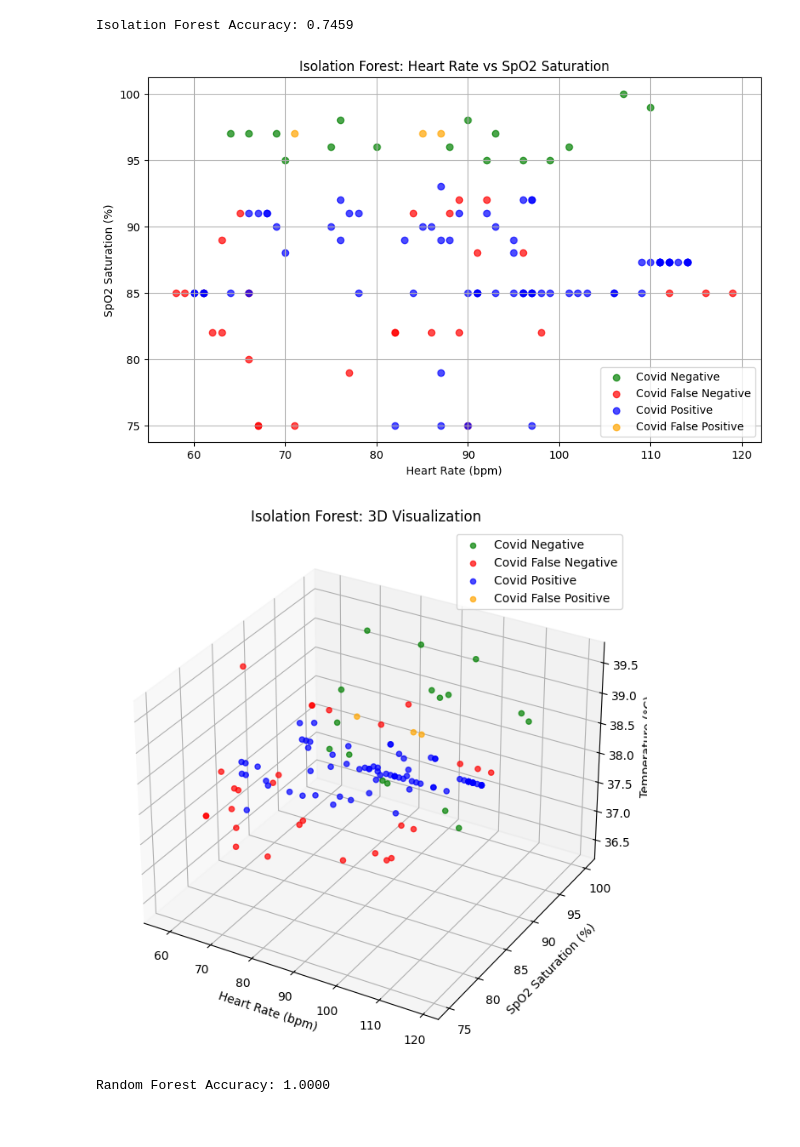
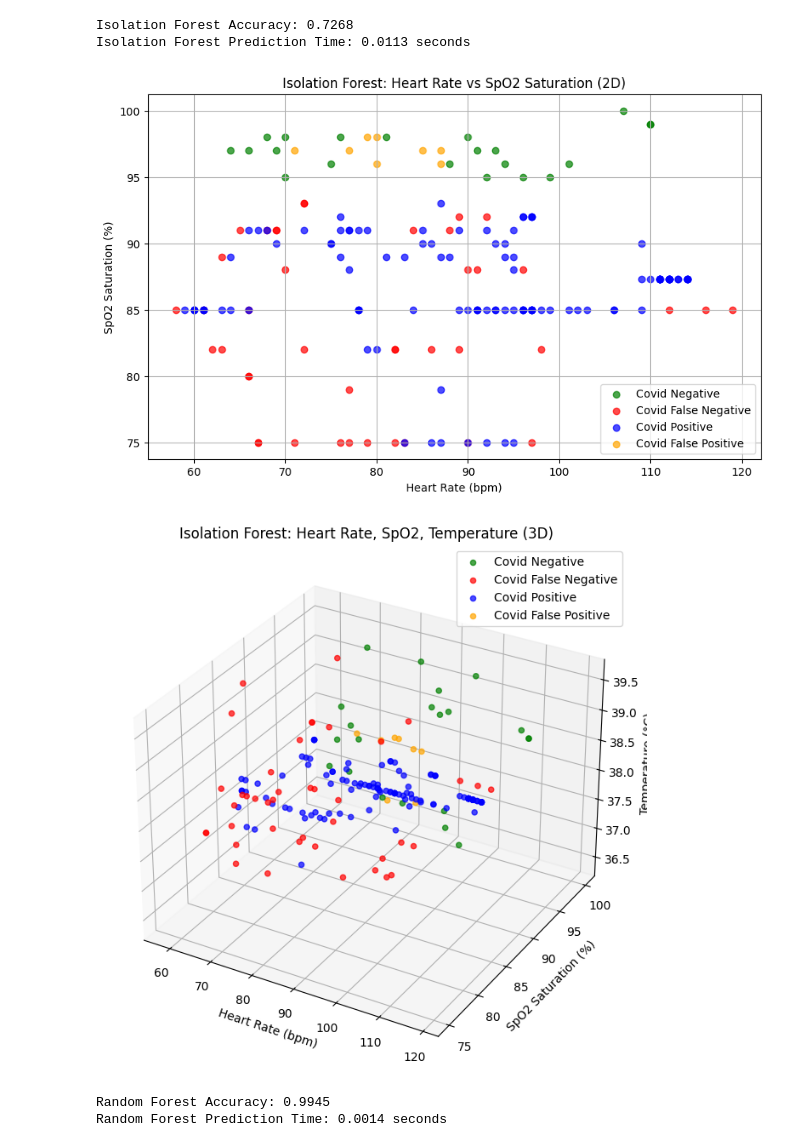
Before and after one commit to AdrianSmarda/Anomaly-Detection, a Jupyter notebook: Detection.ipynb, the cells around one changed output. Cells and saved outputs as stored; diff of their text form; code cells hidden in the pictures.

```diff
--- a/Detection.ipynb
+++ b/Detection.ipynb
@@ -9,12 +9,13 @@ import numpy as np
 from sklearn.ensemble import IsolationForest, RandomForestClassifier
 from sklearn.preprocessing import LabelEncoder
 from sklearn.model_selection import train_test_split
-from sklearn.metrics import confusion_matrix, accuracy_score
+from sklearn.metrics import confusion_matrix, accuracy_score, roc_auc_score
 import matplotlib.pyplot as plt
 from mpl_toolkits.mplot3d import Axes3D
+import os
+import time
 
-# Load data
-df = pd.read_csv(r"C:\Users\adria\Downloads\covid-19-26.csv")
+df = pd.read_csv("covid-19-26.csv")
 
 def classify_point(prediction, true_label):
     if prediction == -1 and true_label == 0:
@@ -26,7 +27,7 @@ def classify_point(prediction, true_label):
     elif prediction == 1 and true_label == 0:
         return 'Covid Positive'
 
-
+# Preprocessing
 df = df[(df['SpO2_saturation'] > 70) &
         (df['SpO2_saturation'] <= 100) &
         (df['temperature'] >= 35) &
@@ -40,28 +41,19 @@ df['Health_status_encoded'] = label_encoder.fit_transform(df['Health_status'])
 X = df[['heart_rate', 'SpO2_saturation', 'temperature']]
 y = df['Health_status_encoded']
 
-# Train-test split (80/20), same for both models
-X_train, X_test, y_train, y_test = train_test_split(X, y, test_size=0.2, random_state=1)
+# Train-test split (70/30)
+X_train, X_test, y_train, y_test = train_test_split(X, y, test_size=0.3, random_state=1)
 
-### Part 1: Isolation Forest ###
-# Train Isolation Forest on the training data
+# Isolation Forest
 isolation_clf = IsolationForest(contamination='auto', random_state=1)
 isolation_clf.fit(X_train, y_train)
 
-#df.loc[X_test] = len(df)
-
-# Predict anomalies (-1 for anomaly, 1 for normal)
-#df['anomaly'] = isolation_clf.predict(X_test)
 df_result = X_test.copy()
 df_result['anomaly'] = isolation_clf.predict(X_test)
 df_result['Health_status'] = y_test.copy()
-#print(len(X_test))
 
-# Map predictions (-1 anomaly as infected, 1 normal as non-infected)
-#df['isolation_predictions'] = (df['anomaly'] == -1).astype(int)
 df_result['isolation_predictions'] = (df_result['anomaly'] == -1).astype(int)
 
-# Classify points based on Isolation Forest predictions
 df_result['classification_isolation'] = df_result.apply(
     lambda row: classify_point(row['anomaly'], row['Health_status']), axis=1
 )
@@ -69,85 +61,93 @@ df_result['classification_isolation'] = df_result.apply(
 isolation_accuracy = accuracy_score(y_test, df_result['isolation_predictions'])
 print(f"Isolation Forest Accuracy: {isolation_accuracy:.4f}")
 
-# 2D Visualization: Isolation Forest
+start_time = time.time()
+isolation_predictions = isolation_clf.predict(X_test)
+isolation_latency = time.time() - start_time
+print(f"Isolation Forest Prediction Time: {isolation_latency:.4f} seconds")
+
+# 2D Isolation Forest
 plt.figure(figsize=(10, 6))
 for label, color in {'Covid Negative': 'green', 'Covid False Negative': 'red',
                      'Covid Positive': 'blue', 'Covid False Positive': 'orange'}.items():
-    #subset = df[df['classification_isolation'] == label]
     subset = df_result[df_result['classification_isolation'] == label]
     plt.scatter(subset['heart_rate'], subset['SpO2_saturation'], label=label, color=color, alpha=0.7)
-plt.title('Isolation Forest: Heart Rate vs SpO2 Saturation')
+plt.title('Isolation Forest: Heart Rate vs SpO2 Saturation (2D)')
 plt.xlabel('Heart Rate (bpm)')
 plt.ylabel('SpO2 Saturation (%)')
 plt.legend()
 plt.grid(True)
 plt.show()
 
-# 3D Visualization: Isolation Forest
+# 3D Isolation Forest
 fig = plt.figure(figsize=(12, 8))
 ax = fig.add_subplot(111, projection='3d')
 for label, color in {'Covid Negative': 'green', 'Covid False Negative': 'red',
                      'Covid Positive': 'blue', 'Covid False Positive': 'orange'}.items():
-    #subset = df[df['classification_isolation'] == label]
     subset = df_result[df_result['classification_isolation'] == label]
     ax.scatter(subset['heart_rate'], subset['SpO2_saturation'], subset['temperature'],
                label=label, color=color, alpha=0.7)
-ax.set_title('Isolation Forest: 3D Visualization')
+ax.set_title('Isolation Forest: Heart Rate, SpO2, Temperature (3D)')
 ax.set_xlabel('Heart Rate (bpm)')
 ax.set_ylabel('SpO2 Saturation (%)')
 ax.set_zlabel('Temperature (°C)')
 ax.legend()
 plt.show()
 
-### Part 2: Random Forest ###
-# Train Random Forest on the same training data
-rf_clf = RandomForestClassifier(n_estimators=100, random_state=1)
+
+# Random Forest
+rf_clf = RandomForestClassifier(n_estimators=1, random_state=1)
 rf_clf.fit(X_train, y_train)
 
-# Predict and evaluate
 y_pred = rf_clf.predict(X_test)
 rf_accuracy = accuracy_score(y_test, y_pred)
 print(f"Random Forest Accuracy: {rf_accuracy:.4f}")
 
-# Confusion matrix and classifications
+start_time = time.time()
+rf_predictions = rf_clf.predict(X_test)
+rf_latency = time.time() - start_time
+print(f"Random Forest Prediction Time: {rf_latency:.4f} seconds")
+
 df['classification_rf'] = 'Undefined'
 df.loc[y_test.index, 'classification_rf'] = [
     'Covid Negative' if yt == 1 and yp == 1 else
     'Covid False Negative' if yt == 0 and yp == 1 else
     'Covid Positive' if yt == 0 and yp == 0 else
     'Covid False Positive'
     for yt, yp in zip(y_test, y_pred)
 ]
 
-# 2D Visualization: Random Forest
+# 2D Random Forest
 plt.figure(figsize=(10, 6))
 for label, color in {'Covid Negative': 'green', 'Covid False Negative': 'red',
                      'Covid Positive': 'blue', 'Covid False Positive': 'orange'}.items():
     subset = df[df['classification_rf'] == label]
     plt.scatter(subset['heart_rate'], subset['SpO2_saturation'], label=label, color=color, alpha=0.7)
-plt.title('Random Forest: Heart Rate vs SpO2 Saturation')
+plt.title('Random Forest: Heart Rate vs SpO2 Saturation (2D)')
 plt.xlabel('Heart Rate (bpm)')
 plt.ylabel('SpO2 Saturation (%)')
 plt.legend()
 plt.grid(True)
 plt.show()
 
-# 3D Visualization: Random Forest
+# 3D Random Forest
 fig = plt.figure(figsize=(12, 8))
 ax = fig.add_subplot(111, projection='3d')
 for label, color in {'Covid Negative': 'green', 'Covid False Negative': 'red',
                      'Covid Positive': 'blue', 'Covid False Positive': 'orange'}.items():
     subset = df[df['classification_rf'] == label]
     ax.scatter(subset['heart_rate'], subset['SpO2_saturation'], subset['temperature'],
                label=label, color=color, alpha=0.7)
-ax.set_title('Random Forest: 3D Visualization')
+ax.set_title('Random Forest: Heart Rate, SpO2, Temperature (3D)')
 ax.set_xlabel('Heart Rate (bpm)')
 ax.set_ylabel('SpO2 Saturation (%)')
 ax.set_zlabel('Temperature (°C)')
 ax.legend()
 plt.show()
 # %% [output]
-Isolation Forest Accuracy: 0.7459
+Isolation Forest Accuracy: 0.7268
+Isolation Forest Prediction Time: 0.0113 seconds
-[figure, old version]
+[figure, new version]
-[figure, old version]
+[figure, new version]
-Random Forest Accuracy: 1.0000
+Random Forest Accuracy: 0.9945
+Random Forest Prediction Time: 0.0014 seconds
```
Also changed, not shown: parts of 1 cell of this notebook.
